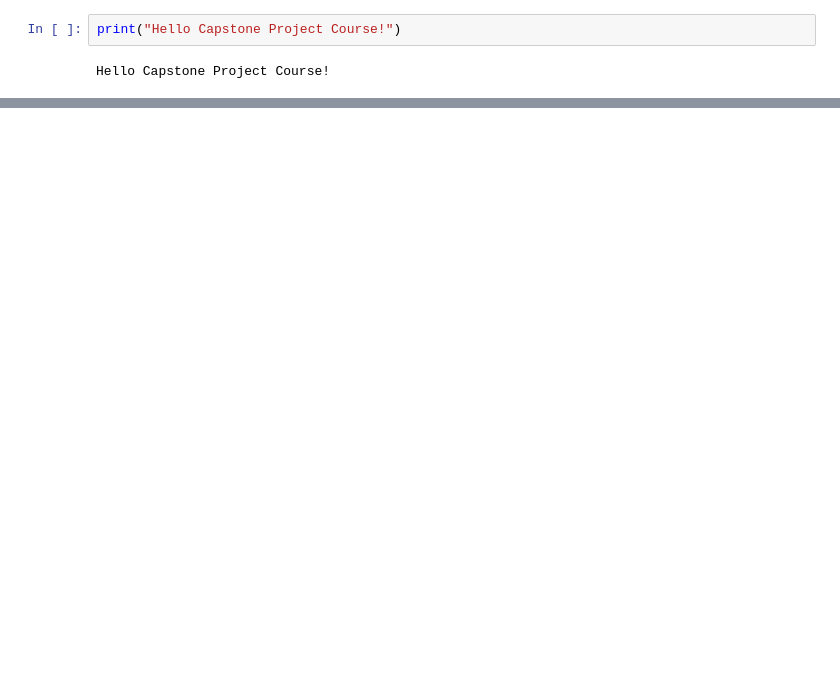
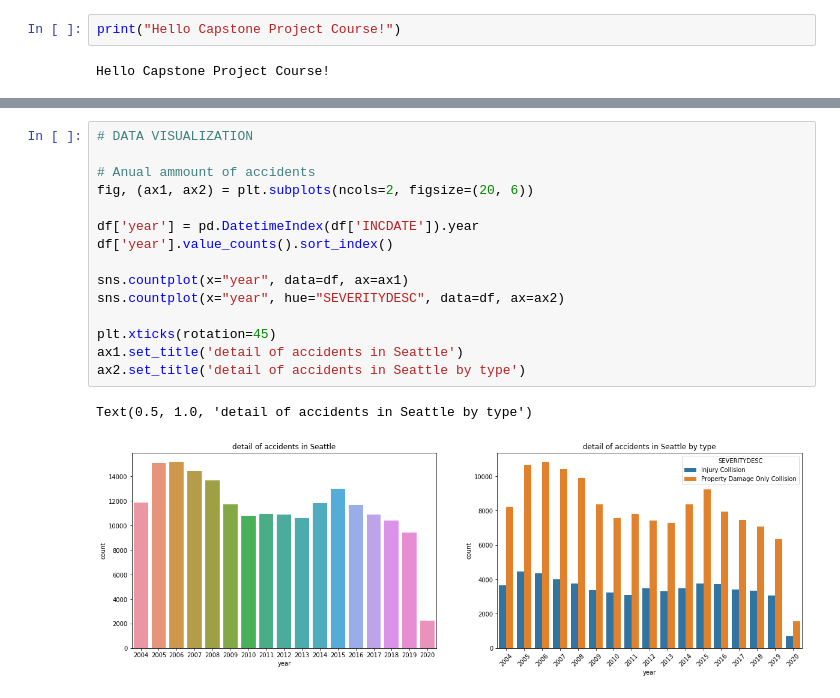
Before and after one commit to Jovanny0509/Coursera_Capstone, a Jupyter notebook: Coursera_Capstone.ipynb, the cells around one changed output, grey strips where cells are left out. Drawn from its saved outputs; the diff is of its cells as text; blank space fills up the shorter version.

```diff
--- a/Coursera_Capstone.ipynb
+++ b/Coursera_Capstone.ipynb
@@ -37,0 +140,18 @@ Name: SEVERITYCODE, dtype: int64
+# %%
+# DATA VISUALIZATION
+
+# Anual ammount of accidents
+fig, (ax1, ax2) = plt.subplots(ncols=2, figsize=(20, 6))
+
+df['year'] = pd.DatetimeIndex(df['INCDATE']).year
+df['year'].value_counts().sort_index()
+
+sns.countplot(x="year", data=df, ax=ax1)
+sns.countplot(x="year", hue="SEVERITYDESC", data=df, ax=ax2)
+
+plt.xticks(rotation=45)
+ax1.set_title('detail of accidents in Seattle')
+ax2.set_title('detail of accidents in Seattle by type')
+# %% [output]
+Text(0.5, 1.0, 'detail of accidents in Seattle by type')
+[figure, added]
```
Also changed, not shown: parts of 31 cells of this notebook.
